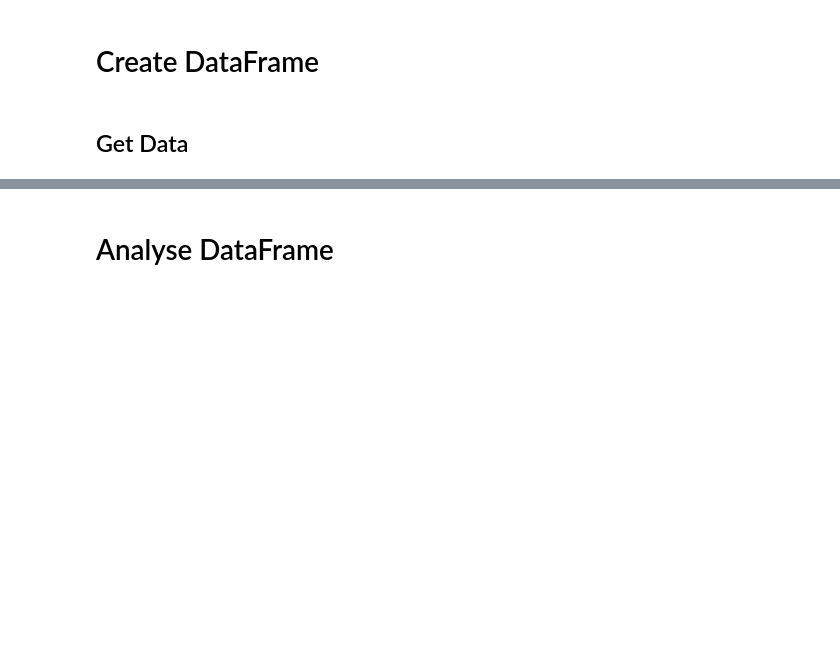
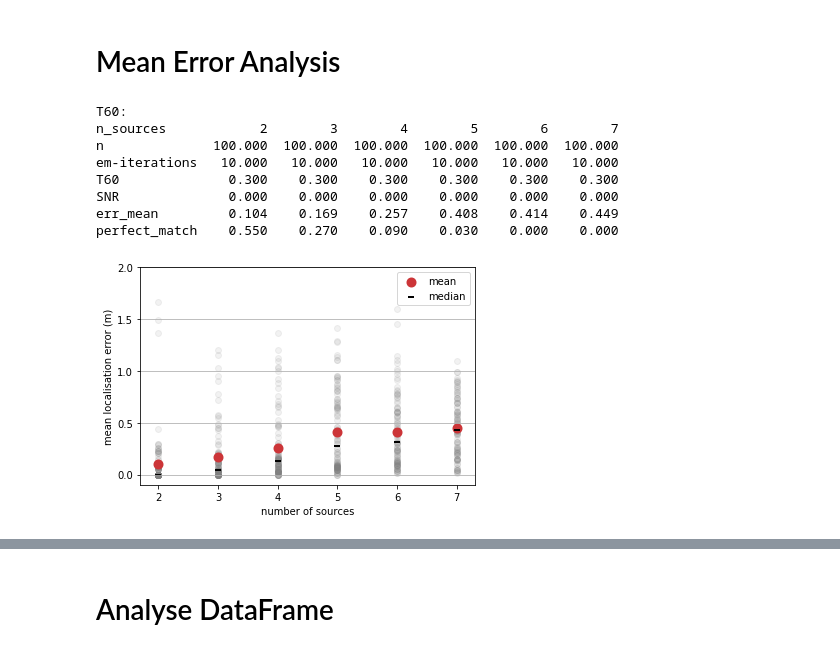
Before and after one commit to jannismain/fau-lnt-source-tracking-code, a Jupyter notebook: python/analysis.ipynb, the cells around one changed output, grey strips where cells are left out. Saved outputs shown, nothing was run; the diff lists cells and outputs as text; code cells hidden in the pictures; blank space fills up the shorter version.

```diff
--- a/python/analysis.ipynb
+++ b/python/analysis.ipynb
@@ -1,2 +0,0 @@
-# %% [markdown]
-# Create DataFrame
@@ -35 +1,3 @@ EXPORT_LATEX = False
+# %% [markdown]
+# Mean Error Analysis
 # %%
@@ -173,5 +196,18 @@ def matlab2pandas(dirname=NAME_FOLDER, filename=NAME_DATA_FILES, save_to=None):
         df.to_pickle(save_to+".pkl")
 
     return df
-# %% [markdown]
-## Get Data
+# %%
+dft = df[df["em"]==10]
+dft = dft[dft["T60"]==0.3]
+print_summary(dft)
+scatter_plot(dft)
+# %% [output]
+T60:
+n_sources            2        3        4        5        6        7
+n              100.000  100.000  100.000  100.000  100.000  100.000
+em-iterations   10.000   10.000   10.000   10.000   10.000   10.000
+T60              0.300    0.300    0.300    0.300    0.300    0.300
+SNR              0.000    0.000    0.000    0.000    0.000    0.000
+err_mean         0.104    0.169    0.257    0.408    0.414    0.449
+perfect_match    0.550    0.270    0.090    0.030    0.000    0.000
+[figure, added]
```
Also changed, not shown: parts of 16 cells of this notebook, 1 other file.
